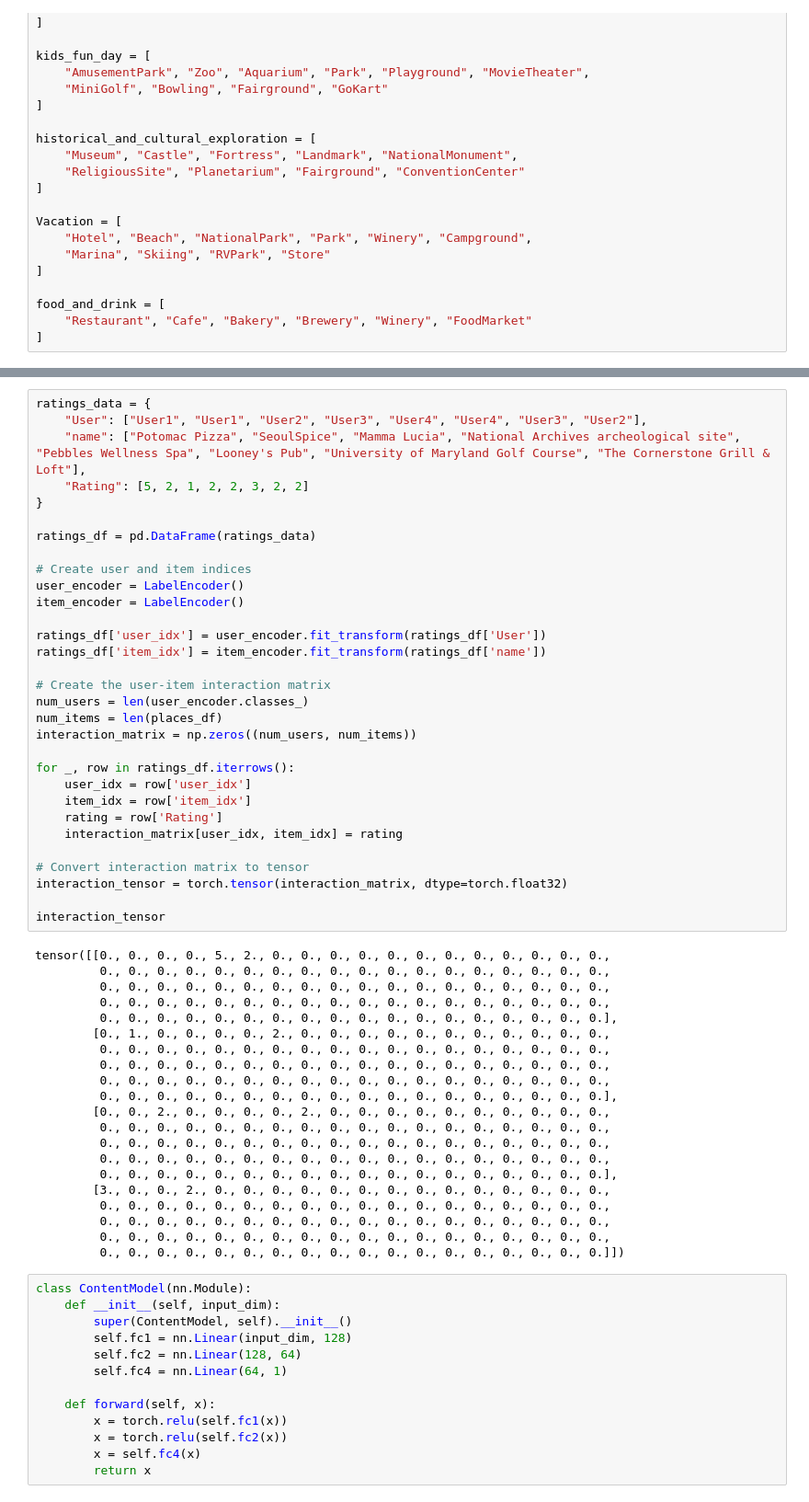
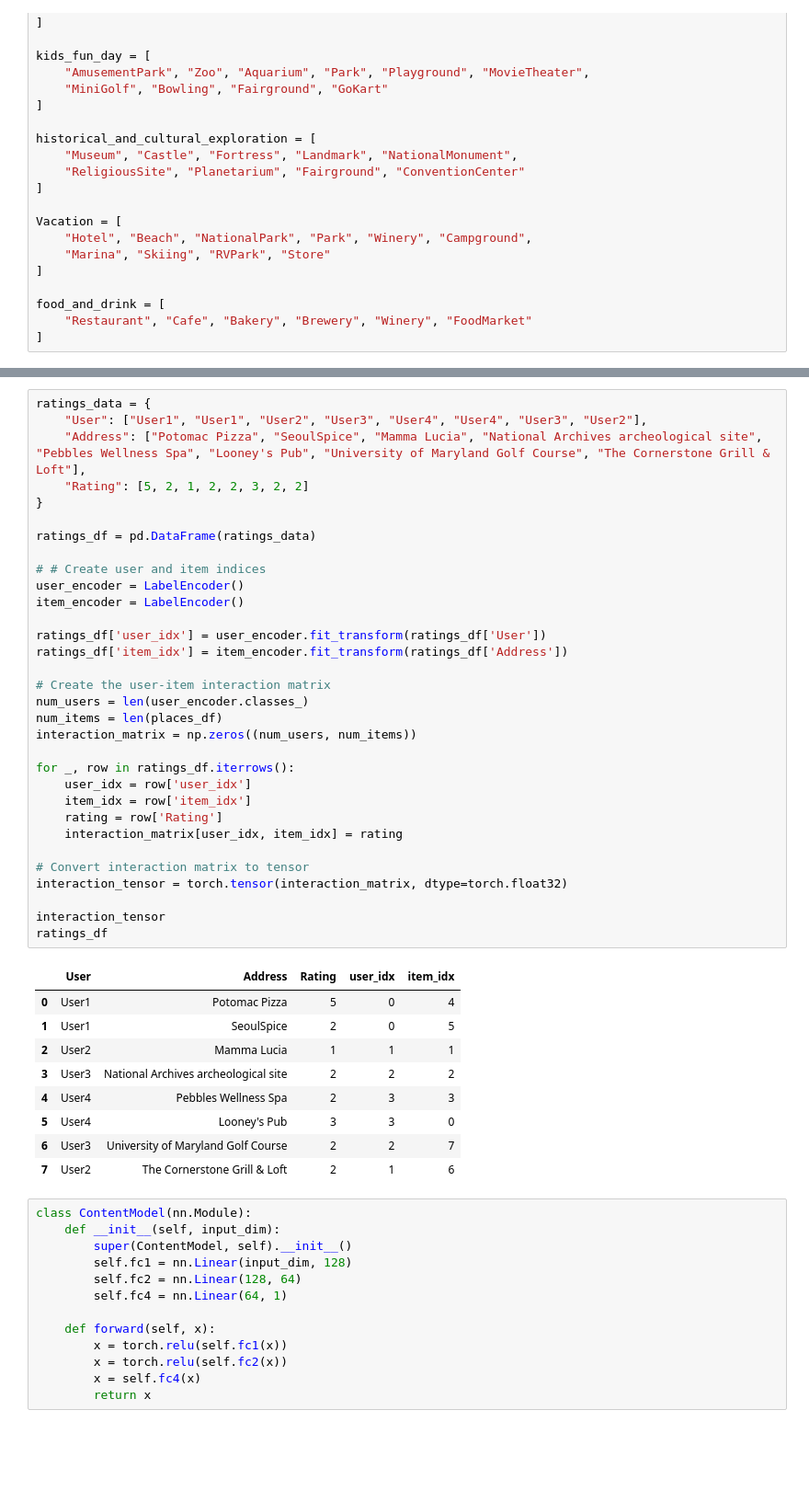
Before and after one commit to headStarter-Travel-app/ProxiLinkBackend, a Jupyter notebook: modelMain.ipynb, the cells around one changed output, grey strips where cells are left out. Shown at 92% size. Cells and saved outputs as stored; diff of their text form; blank space fills up the shorter version.

```diff
--- a/modelMain.ipynb
+++ b/modelMain.ipynb
@@ -1107,55 +914,45 @@ places_tensor, user_tensor
 # %%
 ratings_data = {
     "User": ["User1", "User1", "User2", "User3", "User4", "User4", "User3", "User2"],
-    "name": ["Potomac Pizza", "SeoulSpice", "Mamma Lucia", "National Archives archeological site", "Pebbles Wellness Spa", "Looney's Pub", "University of Maryland Golf Course", "The Cornerstone Grill & Loft"],
+    "Address": ["Potomac Pizza", "SeoulSpice", "Mamma Lucia", "National Archives archeological site", "Pebbles Wellness Spa", "Looney's Pub", "University of Maryland Golf Course", "The Cornerstone Grill & Loft"],
     "Rating": [5, 2, 1, 2, 2, 3, 2, 2]
 }
 
 ratings_df = pd.DataFrame(ratings_data)
 
-# Create user and item indices
+# # Create user and item indices
 user_encoder = LabelEncoder()
 item_encoder = LabelEncoder()
 
 ratings_df['user_idx'] = user_encoder.fit_transform(ratings_df['User'])
-ratings_df['item_idx'] = item_encoder.fit_transform(ratings_df['name'])
+ratings_df['item_idx'] = item_encoder.fit_transform(ratings_df['Address'])
 
 # Create the user-item interaction matrix
 num_users = len(user_encoder.classes_)
 num_items = len(places_df)
 interaction_matrix = np.zeros((num_users, num_items))
 
 for _, row in ratings_df.iterrows():
     user_idx = row['user_idx']
     item_idx = row['item_idx']
     rating = row['Rating']
     interaction_matrix[user_idx, item_idx] = rating
 
 # Convert interaction matrix to tensor
 interaction_tensor = torch.tensor(interaction_matrix, dtype=torch.float32)
 
 interaction_tensor
+ratings_df
 # %% [output]
-tensor([[0., 0., 0., 0., 5., 2., 0., 0., 0., 0., 0., 0., 0., 0., 0., 0., 0., 0.,
-         0., 0., 0., 0., 0., 0., 0., 0., 0., 0., 0., 0., 0., 0., 0., 0., 0., 0.,
-         0., 0., 0., 0., 0., 0., 0., 0., 0., 0., 0., 0., 0., 0., 0., 0., 0., 0.,
-         0., 0., 0., 0., 0., 0., 0., 0., 0., 0., 0., 0., 0., 0., 0., 0., 0., 0.,
-         0., 0., 0., 0., 0., 0., 0., 0., 0., 0., 0., 0., 0., 0., 0., 0., 0., 0.],
-        [0., 1., 0., 0., 0., 0., 2., 0., 0., 0., 0., 0., 0., 0., 0., 0., 0., 0.,
-         0., 0., 0., 0., 0., 0., 0., 0., 0., 0., 0., 0., 0., 0., 0., 0., 0., 0.,
-         0., 0., 0., 0., 0., 0., 0., 0., 0., 0., 0., 0., 0., 0., 0., 0., 0., 0.,
-         0., 0., 0., 0., 0., 0., 0., 0., 0., 0., 0., 0., 0., 0., 0., 0., 0., 0.,
-         0., 0., 0., 0., 0., 0., 0., 0., 0., 0., 0., 0., 0., 0., 0., 0., 0., 0.],
-        [0., 0., 2., 0., 0., 0., 0., 2., 0., 0., 0., 0., 0., 0., 0., 0., 0., 0.,
-         0., 0., 0., 0., 0., 0., 0., 0., 0., 0., 0., 0., 0., 0., 0., 0., 0., 0.,
-         0., 0., 0., 0., 0., 0., 0., 0., 0., 0., 0., 0., 0., 0., 0., 0., 0., 0.,
-         0., 0., 0., 0., 0., 0., 0., 0., 0., 0., 0., 0., 0., 0., 0., 0., 0., 0.,
-         0., 0., 0., 0., 0., 0., 0., 0., 0., 0., 0., 0., 0., 0., 0., 0., 0., 0.],
-        [3., 0., 0., 2., 0., 0., 0., 0., 0., 0., 0., 0., 0., 0., 0., 0., 0., 0.,
-         0., 0., 0., 0., 0., 0., 0., 0., 0., 0., 0., 0., 0., 0., 0., 0., 0., 0.,
-         0., 0., 0., 0., 0., 0., 0., 0., 0., 0., 0., 0., 0., 0., 0., 0., 0., 0.,
-         0., 0., 0., 0., 0., 0., 0., 0., 0., 0., 0., 0., 0., 0., 0., 0., 0., 0.,
-         0., 0., 0., 0., 0., 0., 0., 0., 0., 0., 0., 0., 0., 0., 0., 0., 0., 0.]])
+|  | User | Address | Rating | user_idx | item_idx |
+| 0 | User1 | Potomac Pizza | 5 | 0 | 4 |
+| 1 | User1 | SeoulSpice | 2 | 0 | 5 |
+| 2 | User2 | Mamma Lucia | 1 | 1 | 1 |
+| 3 | User3 | National Archives archeological site | 2 | 2 | 2 |
+| 4 | User4 | Pebbles Wellness Spa | 2 | 3 | 3 |
+| 5 | User4 | Looney's Pub | 3 | 3 | 0 |
+| 6 | User3 | University of Maryland Golf Course | 2 | 2 | 7 |
+| 7 | User2 | The Cornerstone Grill & Loft | 2 | 1 | 6 |
 # %%
 class ContentModel(nn.Module):
     def __init__(self, input_dim):
```
Also changed, not shown: parts of 9 cells of this notebook, 2 other files.
